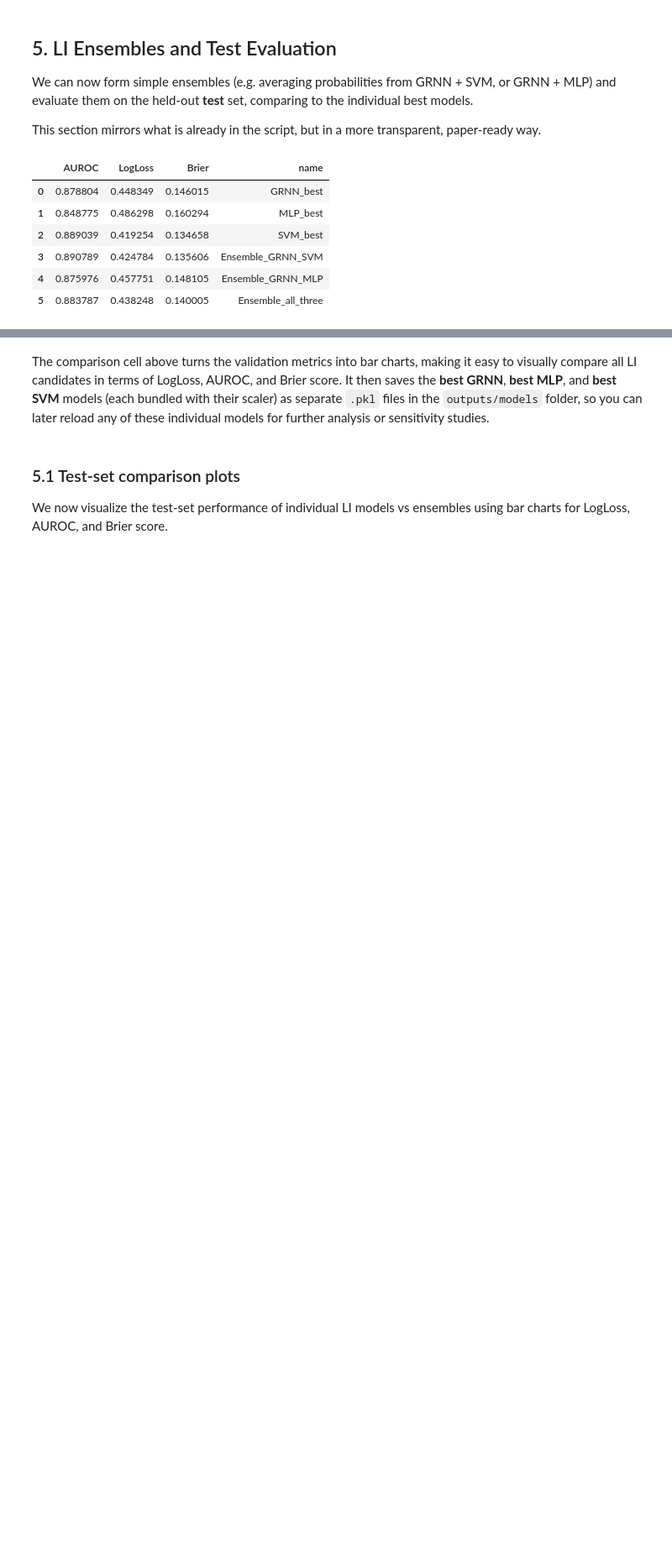
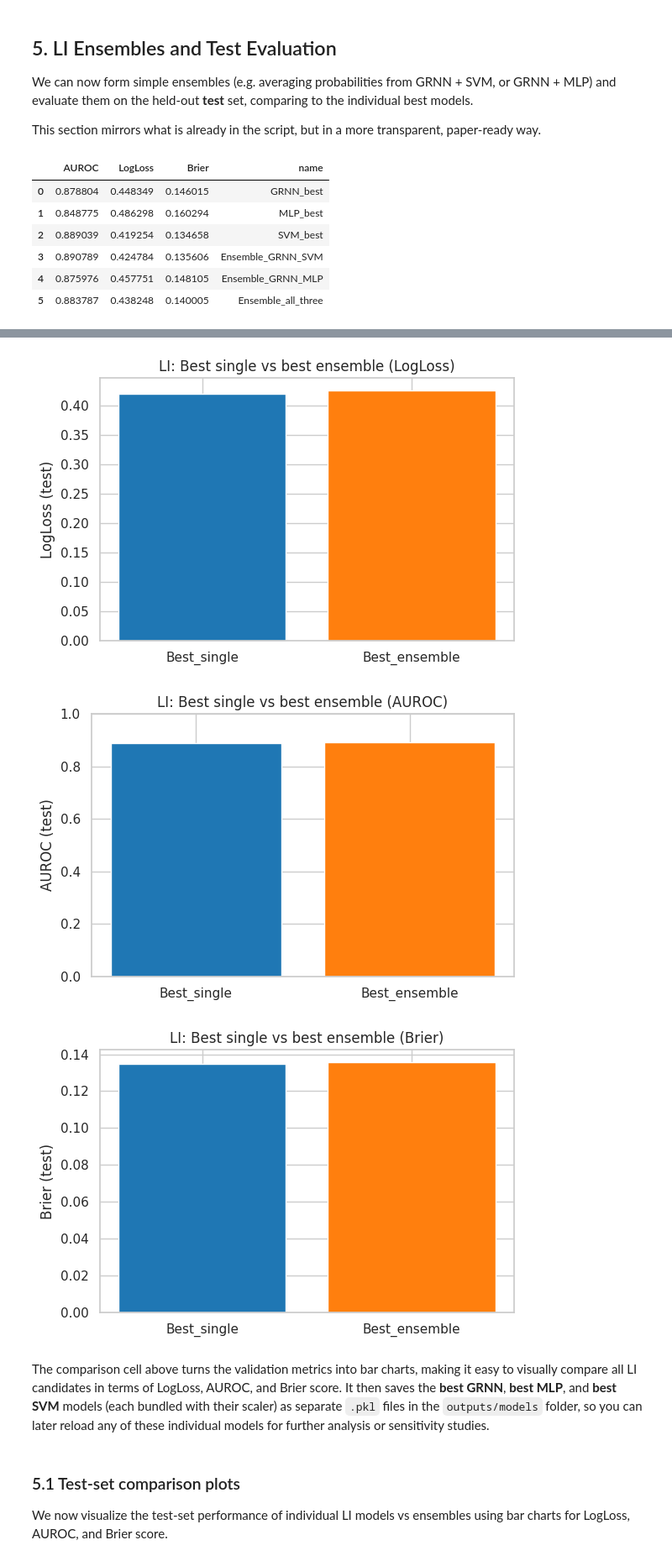
Before and after one commit to Galadon123/LPI_with_machine_learning, a Jupyter notebook: training_pipeline/historical_li_lsf_training.ipynb, the cells around one changed output, grey strips where cells are left out. Shown at 84% size. Saved outputs shown, nothing was run; the diff lists cells and outputs as text; code cells hidden in the pictures; blank space fills up the shorter version.

Commit message:
model train on historic data sync

```diff
--- a/training_pipeline/historical_li_lsf_training.ipynb
+++ b/training_pipeline/historical_li_lsf_training.ipynb
@@ -406,3 +409,43 @@ all_test_res
+# %%
+# Identify best single and best ensemble from all_test_res
+single_mask = all_test_res["name"].isin(["GRNN_best", "MLP_best", "SVM_best"])
+ens_mask = ~single_mask
+
+best_single_row = all_test_res[single_mask].sort_values("LogLoss").iloc[0]
+# Among ensembles, pick the one with lowest LogLoss (if any)
+if ens_mask.any():
+    best_ens_row = all_test_res[ens_mask].sort_values("LogLoss").iloc[0]
+    compare_rows = [best_single_row, best_ens_row]
+else:
+    compare_rows = [best_single_row]
+
+compare_df = pd.DataFrame(compare_rows).reset_index(drop=True)
+compare_df["kind"] = ["Best_single", "Best_ensemble"][: len(compare_df)]
+compare_df
+
+# Plot concise comparison
+plt.figure(figsize=(6, 4))
+plt.bar(compare_df["kind"], compare_df["LogLoss"], color=["tab:blue", "tab:orange"][: len(compare_df)])
+plt.ylabel("LogLoss (test)")
+plt.title("LI: Best single vs best ensemble (LogLoss)")
+plt.tight_layout()
+
+plt.figure(figsize=(6, 4))
+plt.bar(compare_df["kind"], compare_df["AUROC"], color=["tab:blue", "tab:orange"][: len(compare_df)])
+plt.ylabel("AUROC (test)")
+plt.ylim(0.0, 1.0)
+plt.title("LI: Best single vs best ensemble (AUROC)")
+plt.tight_layout()
+
+plt.figure(figsize=(6, 4))
+plt.bar(compare_df["kind"], compare_df["Brier"], color=["tab:blue", "tab:orange"][: len(compare_df)])
+plt.ylabel("Brier (test)")
+plt.title("LI: Best single vs best ensemble (Brier)")
+plt.tight_layout()
+# %% [output]
+[figure, added]
+[figure, added]
+[figure, added]
 # %% [markdown]
 The comparison cell above turns the validation metrics into bar charts, making it easy to visually compare all LI candidates in terms of LogLoss, AUROC, and Brier score. It then saves the **best GRNN**, **best MLP**, and **best SVM** models (each bundled with their scaler) as separate `.pkl` files in the `outputs/models` folder, so you can later reload any of these individual models for further analysis or sensitivity studies.
 # %% [markdown]
```
Also changed, not shown: parts of 10 cells of this notebook, 14 other files.
